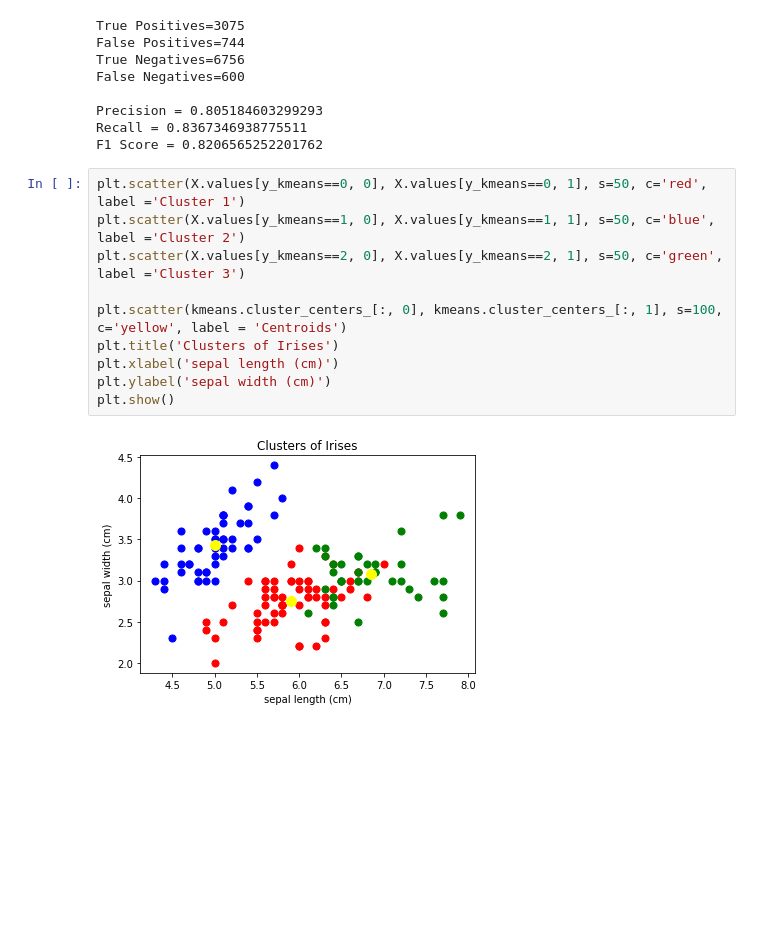
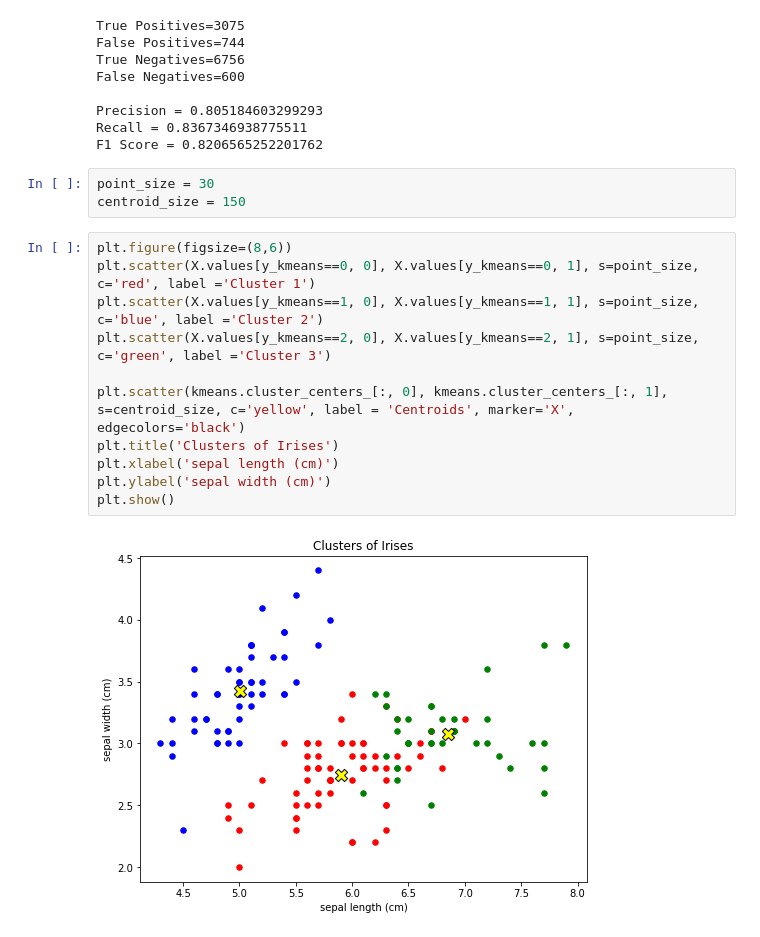
Before and after one commit to ANGELLOPARR/csc466-project, a Jupyter notebook: KmeansExercise.ipynb, the cells around one changed output. Saved outputs shown, nothing was run; the diff lists cells and outputs as text; blank space fills up the shorter version.

Commit message:
Make graphs more clear

```diff
--- a/KmeansExercise.ipynb
+++ b/KmeansExercise.ipynb
@@ -99,16 +94,20 @@ False Negatives=600
 Precision = 0.805184603299293
 Recall = 0.8367346938775511
 F1 Score = 0.8206565252201762
+# %%
+point_size = 30
+centroid_size = 150
 # %%
-plt.scatter(X.values[y_kmeans==0, 0], X.values[y_kmeans==0, 1], s=50, c='red', label ='Cluster 1')
-plt.scatter(X.values[y_kmeans==1, 0], X.values[y_kmeans==1, 1], s=50, c='blue', label ='Cluster 2')
-plt.scatter(X.values[y_kmeans==2, 0], X.values[y_kmeans==2, 1], s=50, c='green', label ='Cluster 3')
+plt.figure(figsize=(8,6))
+plt.scatter(X.values[y_kmeans==0, 0], X.values[y_kmeans==0, 1], s=point_size, c='red', label ='Cluster 1')
+plt.scatter(X.values[y_kmeans==1, 0], X.values[y_kmeans==1, 1], s=point_size, c='blue', label ='Cluster 2')
+plt.scatter(X.values[y_kmeans==2, 0], X.values[y_kmeans==2, 1], s=point_size, c='green', label ='Cluster 3')
 
-plt.scatter(kmeans.cluster_centers_[:, 0], kmeans.cluster_centers_[:, 1], s=100, c='yellow', label = 'Centroids')
+plt.scatter(kmeans.cluster_centers_[:, 0], kmeans.cluster_centers_[:, 1], s=centroid_size, c='yellow', label = 'Centroids', marker='X', edgecolors='black')
 plt.title('Clusters of Irises')
 plt.xlabel('sepal length (cm)')
 plt.ylabel('sepal width (cm)')
 plt.show()
 # %% [output]
-[figure, old version]
+[figure, new version]
 # %%
```
Also changed, not shown: parts of 2 cells of this notebook.
